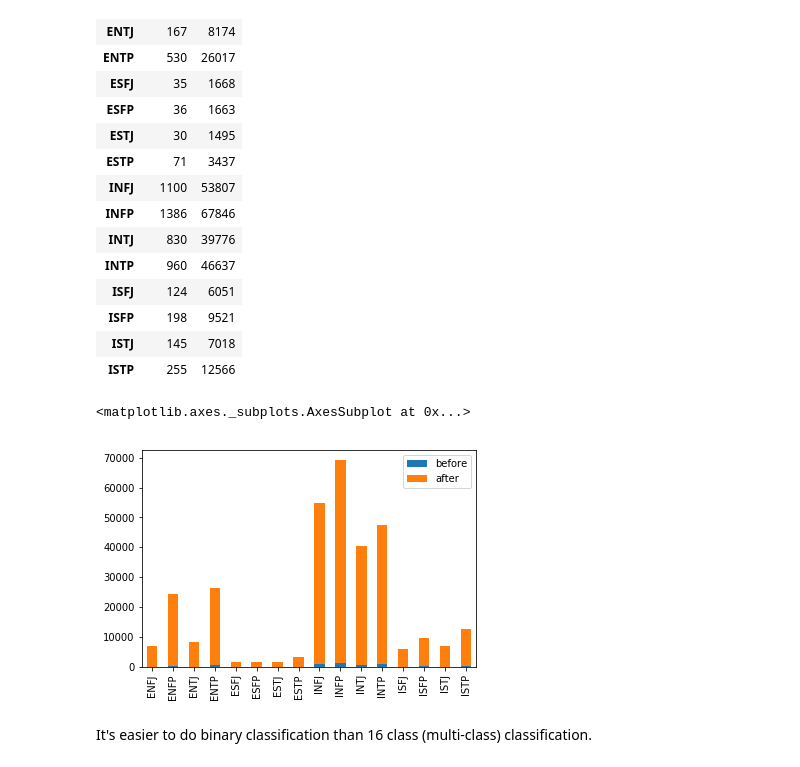
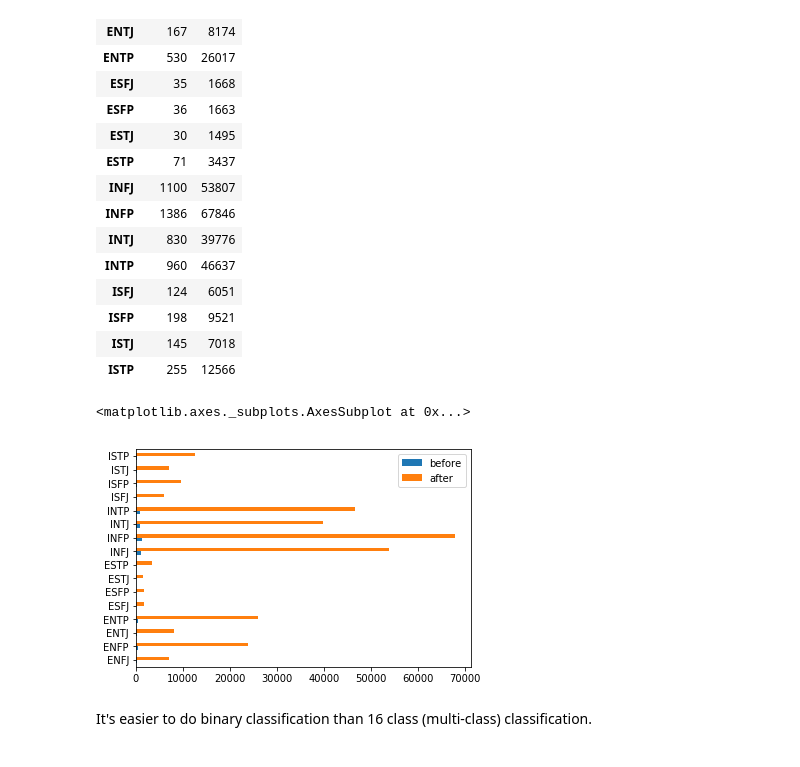
Before and after one commit to Wahe3bru/PersonalityProfiles, a Jupyter notebook: partDeux.ipynb, the cells around one changed output. Drawn from its saved outputs; the diff is of its cells as text; code cells hidden in the pictures.

```diff
--- a/partDeux.ipynb
+++ b/partDeux.ipynb
@@ -46,11 +46,11 @@ mbti_type
 | ISFP | 198 | 9521 |
 | ISTJ | 145 | 7018 |
 | ISTP | 255 | 12566 |
-# %%
-mbti_type.plot.bar(stacked=True)
-# %% [output]
-<matplotlib.axes._subplots.AxesSubplot at 0x...>
-[figure, removed]
+# %%
+mbti_type.plot(kind='barh')
+# %% [output]
+<matplotlib.axes._subplots.AxesSubplot at 0x...>
+[figure, added]
 # %% [markdown]
 It's easier to do binary classification than 16 class (multi-class) classification.
 # %%
```
Also changed, not shown: parts of 39 cells of this notebook, 14 other files.
